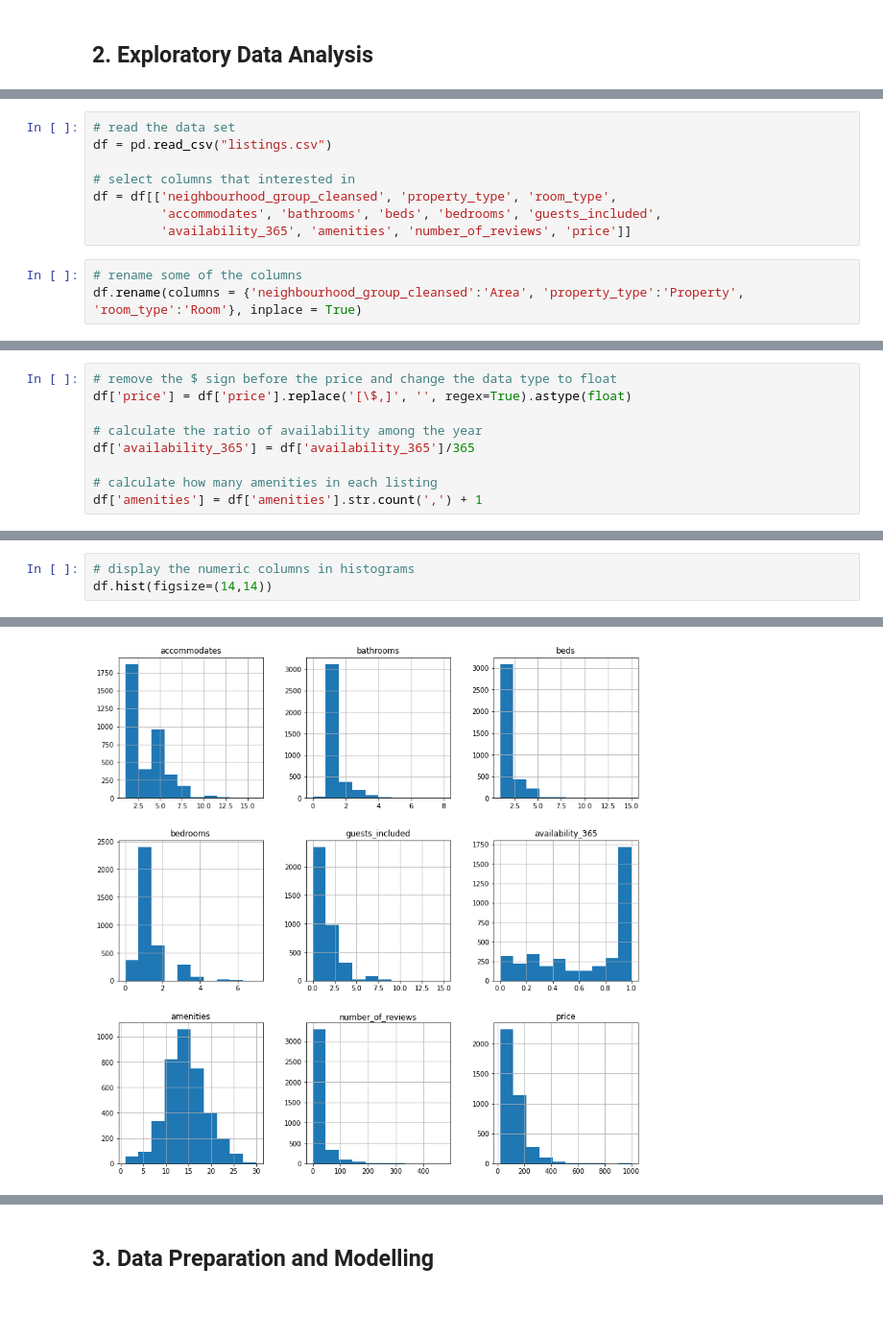
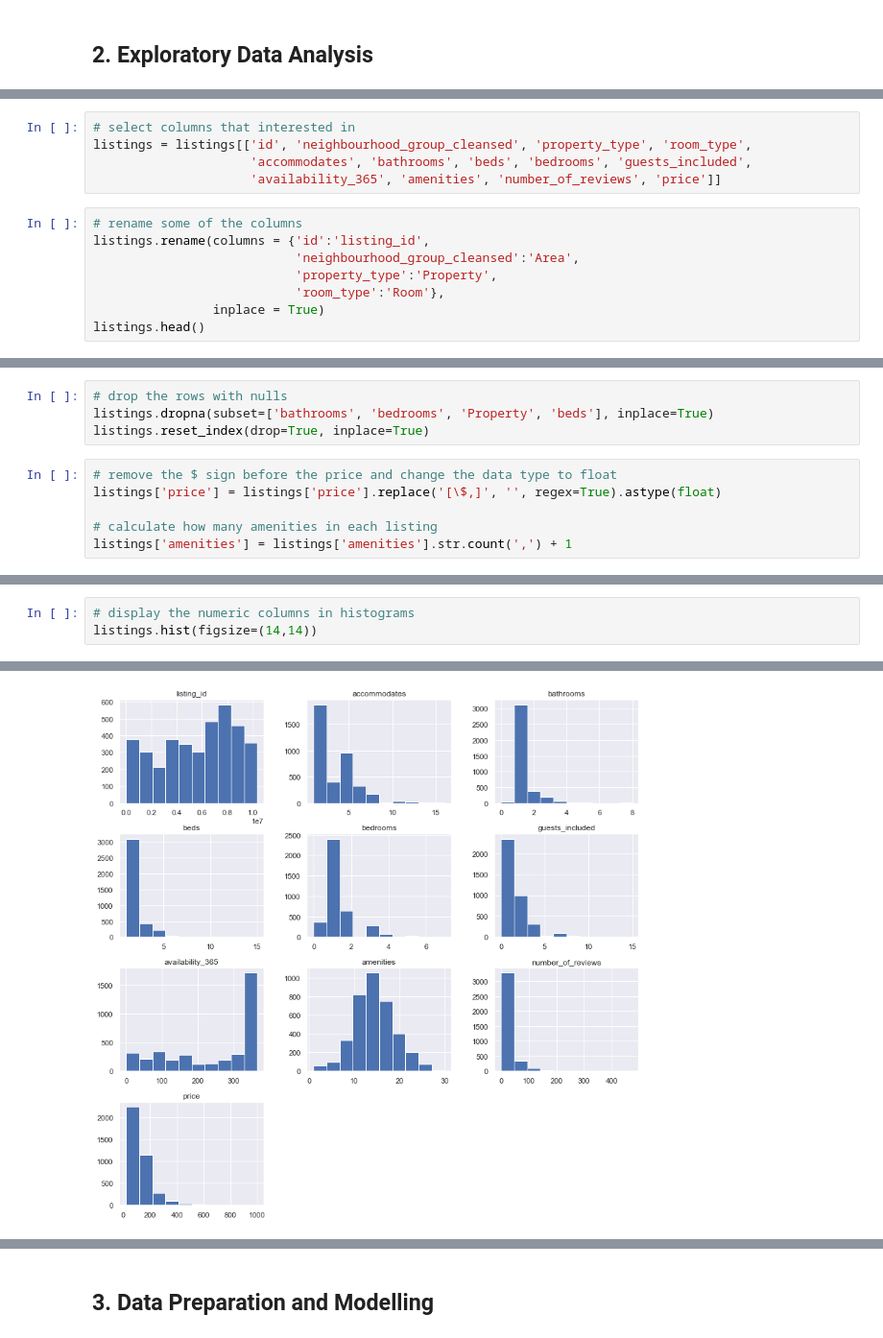
Before and after one commit to seansunn/AirbnbDataAnalysis, a Jupyter notebook: Airbnb.ipynb, the cells around one changed output, grey strips where cells are left out. Shown: that part at 96% size. Drawn from its saved outputs; the diff is of its cells as text; blank space fills up the shorter version.

```diff
--- a/Airbnb.ipynb
+++ b/Airbnb.ipynb
@@ -21,11 +107,13 @@ import seaborn as sns
 # %%
-# read the data set
-df = pd.read_csv("listings.csv")
-
 # select columns that interested in
-df = df[['neighbourhood_group_cleansed', 'property_type', 'room_type',
-         'accommodates', 'bathrooms', 'beds', 'bedrooms', 'guests_included',
-         'availability_365', 'amenities', 'number_of_reviews', 'price']]
+listings = listings[['id', 'neighbourhood_group_cleansed', 'property_type', 'room_type',
+                     'accommodates', 'bathrooms', 'beds', 'bedrooms', 'guests_included',
+                     'availability_365', 'amenities', 'number_of_reviews', 'price']]
 # %%
 # rename some of the columns
-df.rename(columns = {'neighbourhood_group_cleansed':'Area', 'property_type':'Property', 'room_type':'Room'}, inplace = True)
+listings.rename(columns = {'id':'listing_id',
+                           'neighbourhood_group_cleansed':'Area',
+                           'property_type':'Property',
+                           'room_type':'Room'},
+                inplace = True)
+listings.head()
@@ -76,12 +159,13 @@ amenities             object
 number_of_reviews      int64
 price                 object
 dtype: object
+# %%
+# drop the rows with nulls
+listings.dropna(subset=['bathrooms', 'bedrooms', 'Property', 'beds'], inplace=True)
+listings.reset_index(drop=True, inplace=True)
 # %%
 # remove the $ sign before the price and change the data type to float
-df['price'] = df['price'].replace('[\$,]', '', regex=True).astype(float)
-
-# calculate the ratio of availability among the year
-df['availability_365'] = df['availability_365']/365
+listings['price'] = listings['price'].replace('[\$,]', '', regex=True).astype(float)
 
 # calculate how many amenities in each listing
-df['amenities'] = df['amenities'].str.count(',') + 1
+listings['amenities'] = listings['amenities'].str.count(',') + 1
@@ -101,4 +172,4 @@ df.describe()
 # %%
 # display the numeric columns in histograms
-df.hist(figsize=(14,14))
+listings.hist(figsize=(14,14))
 # %% [output]
@@ -114,3 +187,3 @@ array([[<AxesSubplot:title={'center':'accommodates'}>,
-[figure, old version]
+[figure, new version]
 # %%
 # define a function that visualizes the categorical data
```
Also changed, not shown: parts of 50 cells of this notebook.
